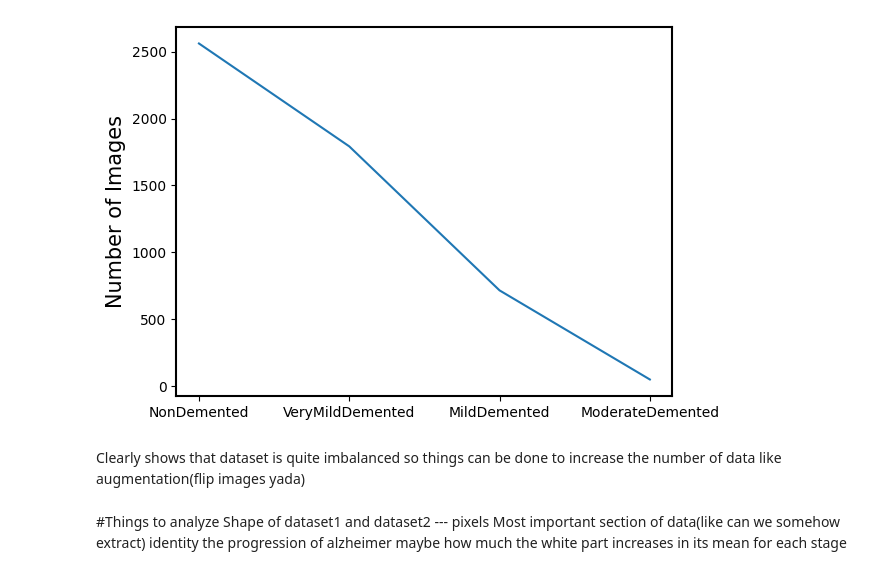
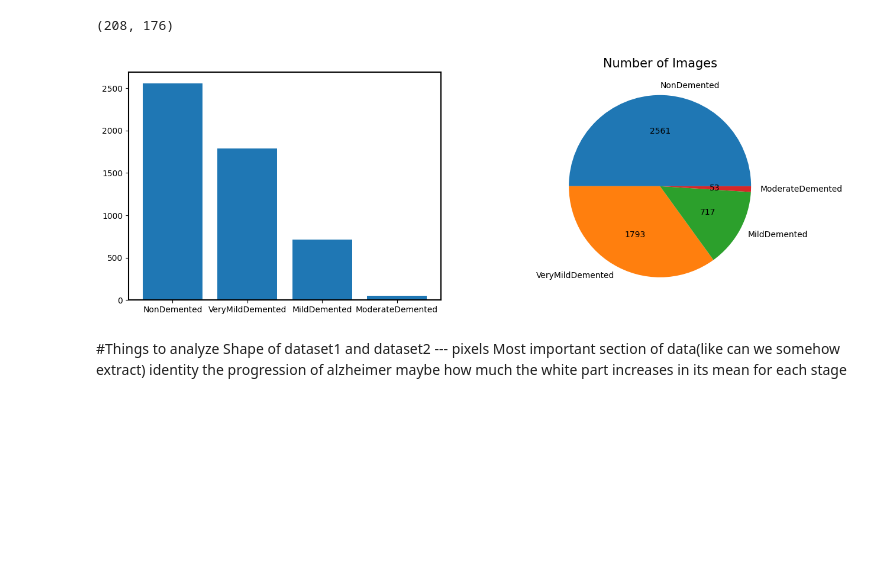
Before and after one commit to Shiraishie/Alzheimer-Detection, a Jupyter notebook: Alzheimer.ipynb, the cells around one changed output. Cells and saved outputs as stored; diff of their text form; code cells hidden in the pictures; blank space fills up the shorter version.

```diff
--- a/Alzheimer.ipynb
+++ b/Alzheimer.ipynb
@@ -40,8 +49,5 @@ ModerateDemented = images[5069:5122]
-# %%
-plt.plot(categories, numberofimages)
-plt.ylabel('Number of Images')
-plt.show()
-# %% [output]
-[figure, removed]
-# %% [markdown]
-Clearly shows that dataset is quite imbalanced so things can be done to increase the number of data like augmentation(flip images yada)
+# %%
+#dimensions of an image
+print(nonDemented[1].shape)
+# %% [output]
+(208, 176)
@@ -48,3 +56,15 @@ Clearly shows that dataset is quite imbalanced so things can be done to increase
+# %%
+#Plotting number of images for visual representation
+fig, ax = plt.subplots(1,2 , figsize = (15,5))
+ax[0].bar(categories, numberofimages)
+ax[1].pie(numberofimages, labels= categories, autopct = lambda x: math.ceil(x/100 * sum(numberofimages)))
+ax[1].set_title('Number of Images')
+plt.show()
+
+#Shows some need for data augmentation since insufficient samples for ModerateDemented.
+#We can do rotations or cropping into image for data augmentation.
+# %% [output]
+[figure, added]
 # %% [markdown]
 #Things to analyze
 Shape of dataset1 and dataset2 --- pixels
```
Also changed, not shown: parts of 16 cells of this notebook.
